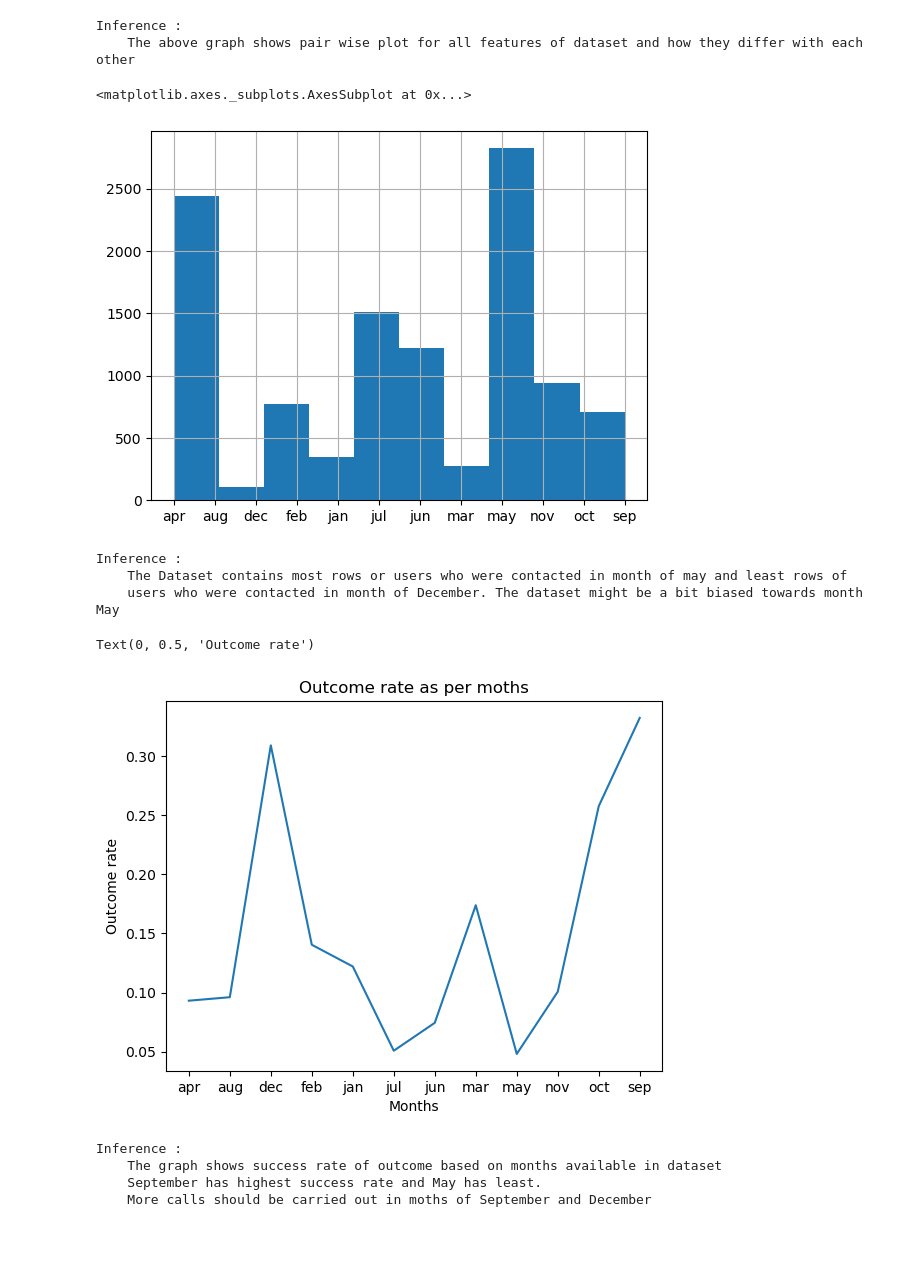
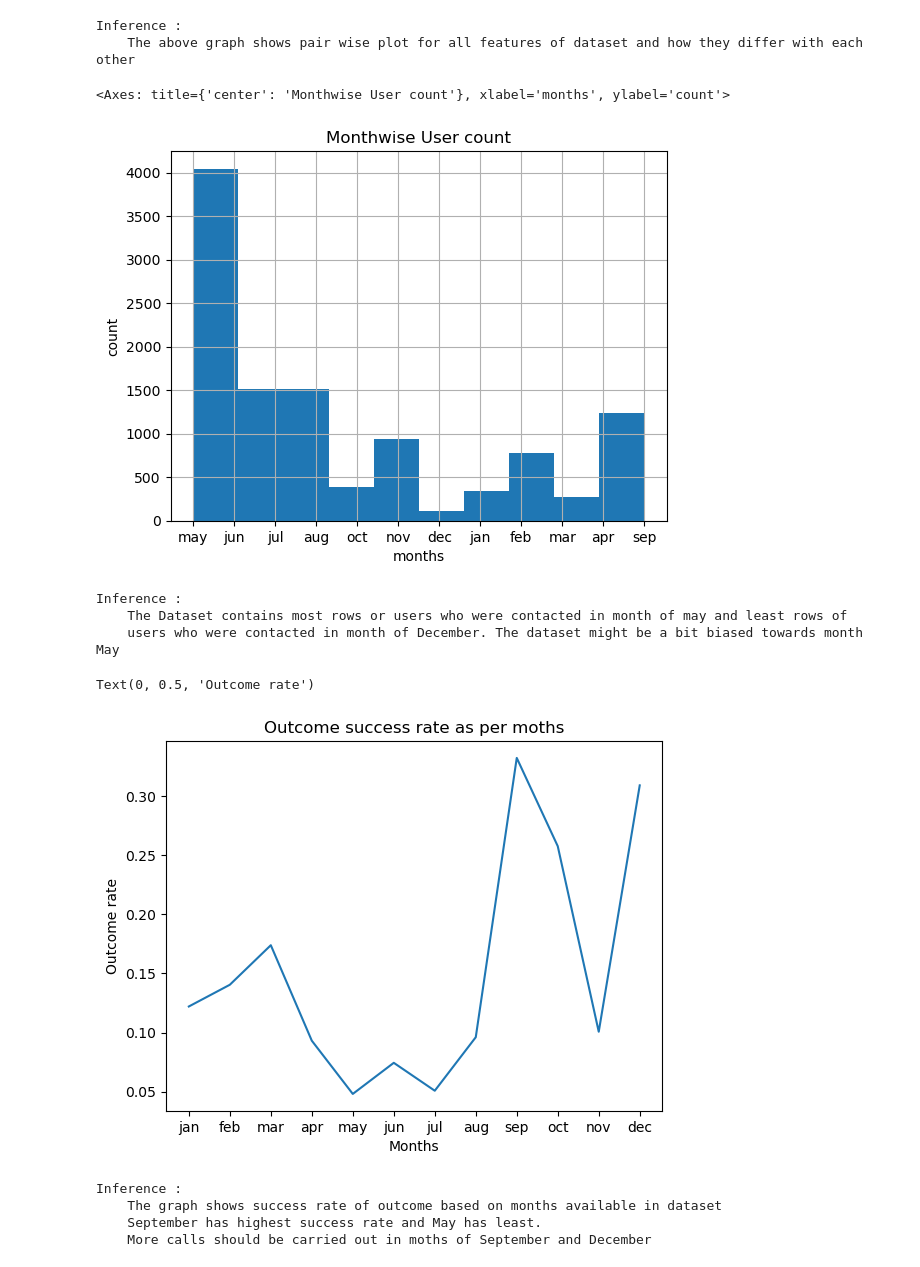
Before and after one commit to Harsh-D-2004/TE-IT-Practicals, a Jupyter notebook: DSBDA/Group B/Assignement_3.ipynb, the cells around one changed output. Saved outputs shown, nothing was run; the diff lists cells and outputs as text; code cells hidden in the pictures; blank space fills up the shorter version.

```diff
--- a/DSBDA/Group B/Assignement_3.ipynb
+++ b/DSBDA/Group B/Assignement_3.ipynb
@@ -218,15 +218,15 @@ print('''Inference :
 Inference :
     The above graph shows pair wise plot for all features of dataset and how they differ with each other
 # %%
-m = data['month'].sort_values()
-# sns.histplot(data=data, x="month")
-# plt.title('Monthwise User count')
-# plt.xlabel('months')
-# plt.ylabel('count')
+m = data['month']
+
+plt.title('Monthwise User count')
+plt.xlabel('months')
+plt.ylabel('count')
 m.hist()
 # %% [output]
-<matplotlib.axes._subplots.AxesSubplot at 0x...>
+<Axes: title={'center': 'Monthwise User count'}, xlabel='months', ylabel='count'>
-[figure, old version]
+[figure, new version]
 # %%
 print('''Inference :
     The Dataset contains most rows or users who were contacted in month of may and least rows of
@@ -237,13 +237,18 @@ Inference :
     users who were contacted in month of December. The dataset might be a bit biased towards month May
 # %%
 p_rate = data.groupby('month')['poutcome'].value_counts(normalize=True).unstack()['success']
+
+month_order = ['jan', 'feb', 'mar', 'apr', 'may', 'jun',
+               'jul', 'aug', 'sep', 'oct', 'nov', 'dec']
+p_rate = p_rate.reindex([m for m in month_order if m in p_rate.index])
+
 plt.plot(np.array(p_rate.index) , np.array(p_rate.values))
 plt.title('Outcome success rate as per moths')
 plt.xlabel('Months')
 plt.ylabel('Outcome rate')
 # %% [output]
 Text(0, 0.5, 'Outcome rate')
-[figure, old version]
+[figure, new version]
 # %%
 print('''Inference :
     The graph shows success rate of outcome based on months available in dataset
```
Also changed, not shown: parts of 2 cells of this notebook.
